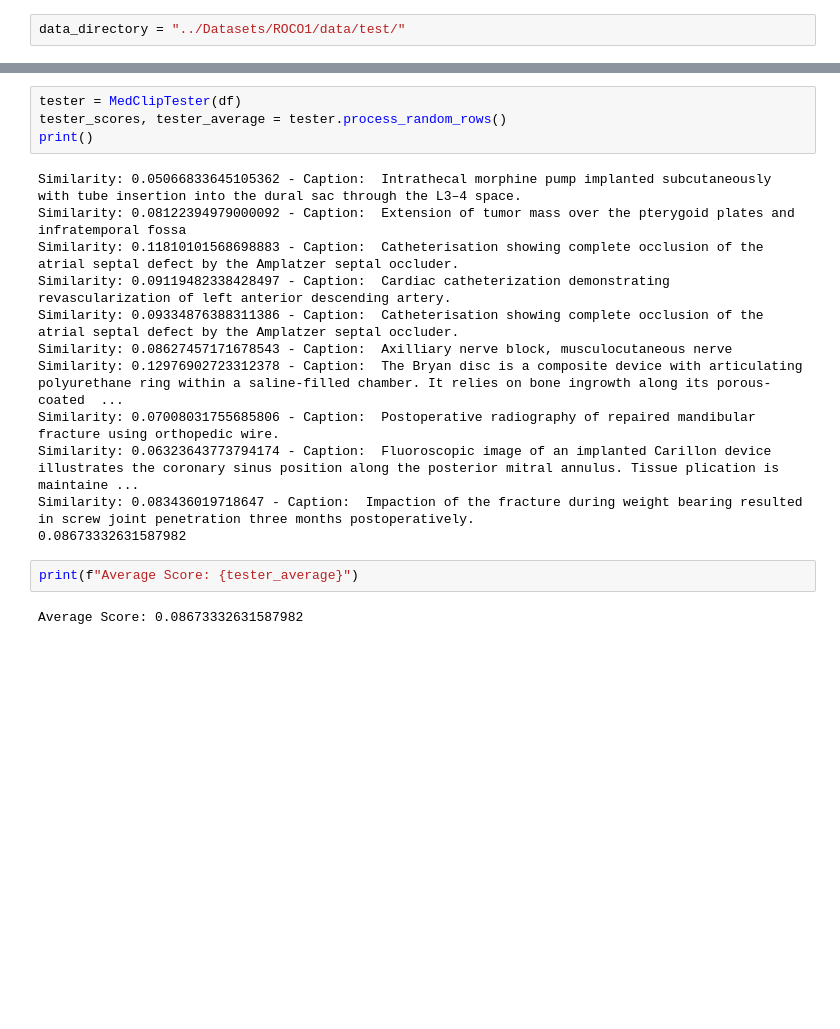
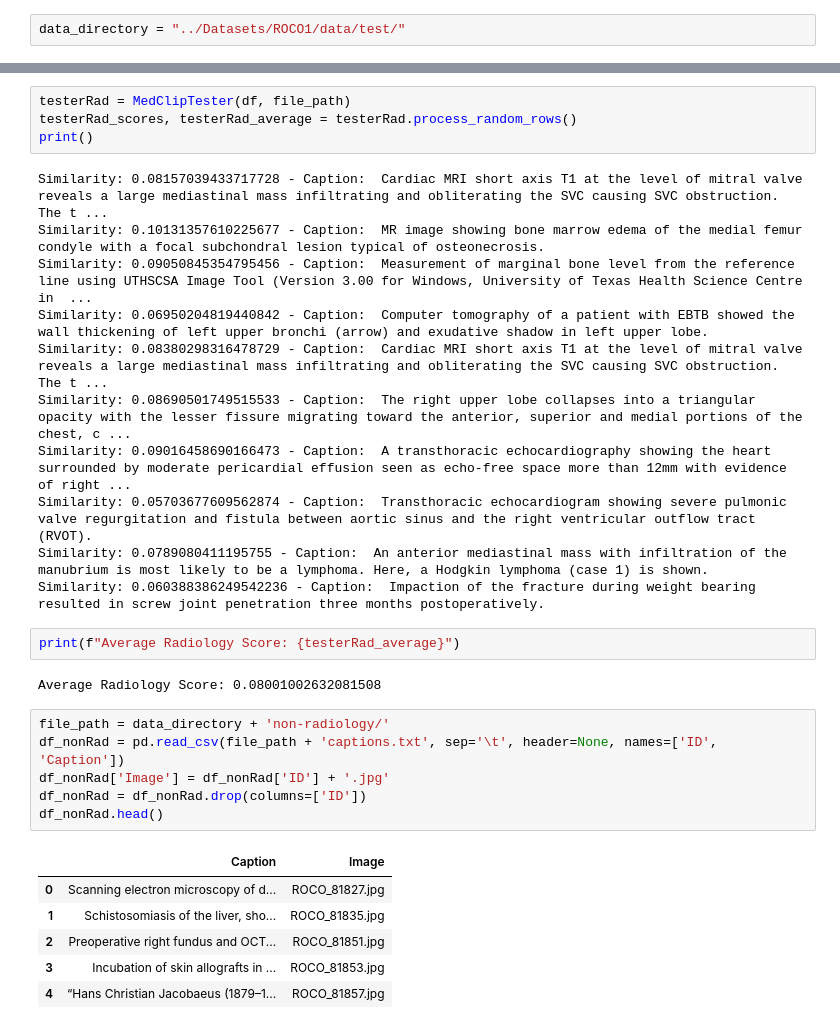
Before and after one commit to TennoSerra/QL4POMR, a Jupyter notebook: Week 2/Ryan_Wang_MEDCLIP_WEEK_2.ipynb, the cells around one changed output, grey strips where cells are left out. Cells and saved outputs as stored; diff of their text form; blank space fills up the shorter version.

```diff
--- a/Week 2/Ryan_Wang_MEDCLIP_WEEK_2.ipynb
+++ b/Week 2/Ryan_Wang_MEDCLIP_WEEK_2.ipynb
@@ -365,22 +361,34 @@ class MedClipTester:
 
         return scores, average
 # %%
-tester = MedClipTester(df)
-tester_scores, tester_average = tester.process_random_rows()
+testerRad = MedClipTester(df, file_path)
+testerRad_scores, testerRad_average = testerRad.process_random_rows()
 print()
 # %% [output]
-Similarity: 0.05066833645105362 - Caption:  Intrathecal morphine pump implanted subcutaneously with tube insertion into the dural sac through the L3–4 space.
-Similarity: 0.08122394979000092 - Caption:  Extension of tumor mass over the pterygoid plates and infratemporal fossa
-Similarity: 0.11810101568698883 - Caption:  Catheterisation showing complete occlusion of the atrial septal defect by the Amplatzer septal occluder.
-Similarity: 0.09119482338428497 - Caption:  Cardiac catheterization demonstrating revascularization of left anterior descending artery.
-Similarity: 0.09334876388311386 - Caption:  Catheterisation showing complete occlusion of the atrial septal defect by the Amplatzer septal occluder.
-Similarity: 0.08627457171678543 - Caption:  Axilliary nerve block, musculocutaneous nerve
-Similarity: 0.12976902723312378 - Caption:  The Bryan disc is a composite device with articulating polyurethane ring within a saline-filled chamber. It relies on bone ingrowth along its porous-coated  ...
-Similarity: 0.07008031755685806 - Caption:  Postoperative radiography of repaired mandibular fracture using orthopedic wire.
-Similarity: 0.06323643773794174 - Caption:  Fluoroscopic image of an implanted Carillon device illustrates the coronary sinus position along the posterior mitral annulus. Tissue plication is maintaine ...
-Similarity: 0.083436019718647 - Caption:  Impaction of the fracture during weight bearing resulted in screw joint penetration three months postoperatively.
-0.08673332631587982
+Similarity: 0.08157039433717728 - Caption:  Cardiac MRI short axis T1 at the level of mitral valve reveals a large mediastinal mass infiltrating and obliterating the SVC causing SVC obstruction. The t ...
+Similarity: 0.10131357610225677 - Caption:  MR image showing bone marrow edema of the medial femur condyle with a focal subchondral lesion typical of osteonecrosis.
+Similarity: 0.09050845354795456 - Caption:  Measurement of marginal bone level from the reference line using UTHSCSA Image Tool (Version 3.00 for Windows, University of Texas Health Science Centre in  ...
+Similarity: 0.06950204819440842 - Caption:  Computer tomography of a patient with EBTB showed the wall thickening of left upper bronchi (arrow) and exudative shadow in left upper lobe.
+Similarity: 0.08380298316478729 - Caption:  Cardiac MRI short axis T1 at the level of mitral valve reveals a large mediastinal mass infiltrating and obliterating the SVC causing SVC obstruction. The t ...
+Similarity: 0.08690501749515533 - Caption:  The right upper lobe collapses into a triangular opacity with the lesser fissure migrating toward the anterior, superior and medial portions of the chest, c ...
+Similarity: 0.09016458690166473 - Caption:  A transthoracic echocardiography showing the heart surrounded by moderate pericardial effusion seen as echo-free space more than 12mm with evidence of right ...
+Similarity: 0.05703677609562874 - Caption:  Transthoracic echocardiogram showing severe pulmonic valve regurgitation and fistula between aortic sinus and the right ventricular outflow tract (RVOT).
+Similarity: 0.0789080411195755 - Caption:  An anterior mediastinal mass with infiltration of the manubrium is most likely to be a lymphoma. Here, a Hodgkin lymphoma (case 1) is shown.
+Similarity: 0.060388386249542236 - Caption:  Impaction of the fracture during weight bearing resulted in screw joint penetration three months postoperatively.
 # %%
-print(f"Average Score: {tester_average}")
+print(f"Average Radiology Score: {testerRad_average}")
 # %% [output]
-Average Score: 0.08673332631587982
+Average Radiology Score: 0.08001002632081508
+# %%
+file_path = data_directory + 'non-radiology/'
+df_nonRad = pd.read_csv(file_path + 'captions.txt', sep='\t', header=None, names=['ID', 'Caption'])
+df_nonRad['Image'] = df_nonRad['ID'] + '.jpg'
+df_nonRad = df_nonRad.drop(columns=['ID'])
+df_nonRad.head()
+# %% [output]
+|  | Caption | Image |
+| 0 | Scanning electron microscopy of d... | ROCO_81827.jpg |
+| 1 | Schistosomiasis of the liver, sho... | ROCO_81835.jpg |
+| 2 | Preoperative right fundus and OCT... | ROCO_81851.jpg |
+| 3 | Incubation of skin allografts in ... | ROCO_81853.jpg |
+| 4 | “Hans Christian Jacobaeus (1879–1... | ROCO_81857.jpg |
```
Also changed, not shown: parts of 8 cells of this notebook.
